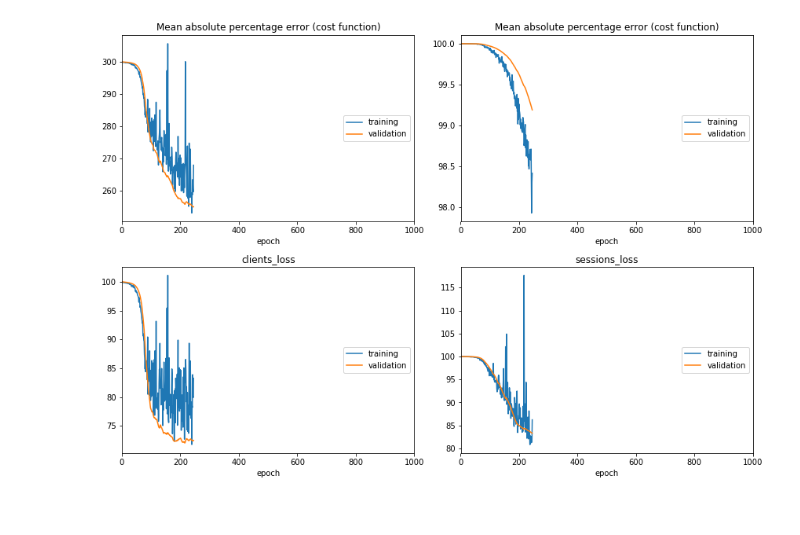
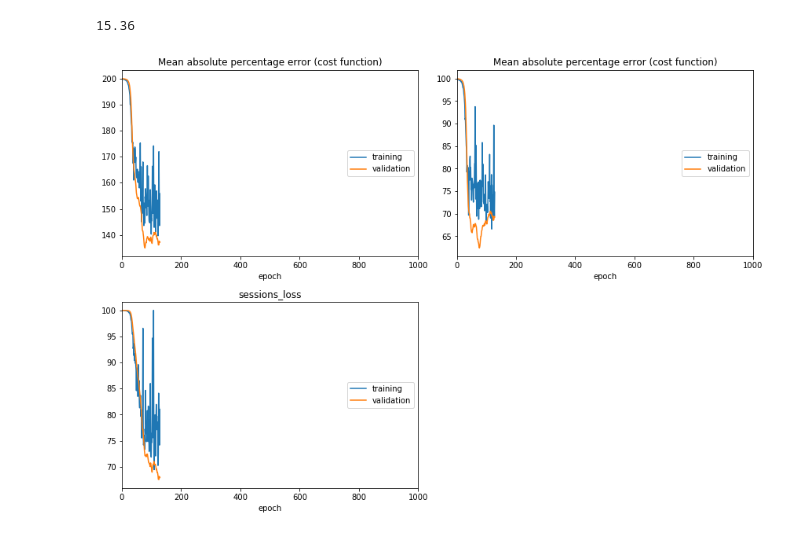
Before and after one commit to chsbacon/open-data-challenge, a Jupyter notebook: src/model_trainer.ipynb, the cells around one changed output. Saved outputs shown, nothing was run; the diff lists cells and outputs as text; code cells hidden in the pictures.

Commit message:
Removed usage data, changed network structure

```diff
--- a/src/model_trainer.ipynb
+++ b/src/model_trainer.ipynb
@@ -88,6 +100,8 @@ day_x = training_data[weekday_labels].values
 date_x = training_data[['Year %']]
 
 usage_y = training_data[usage_labels].values
+#usage_y=np.delete(usage_y, np.s_[1:3], axis=1)
+#usage_y=usage_y/np.average(usage_y)
 clients_y = training_data[['# Clients']].values
 sessions_y = training_data[['# Sessions']].values
 
@@ -95,10 +109,16 @@ validation_data = ([holdout_data[['PRCP','TMAX','TMIN']].values,
                     holdout_data[weekday_labels].values,
                     holdout_data[['Year %']].values],
                    # the next line *should* use val_usage_labels, but it causes loss to explode
-                   [holdout_data[usage_labels].values,
-                    holdout_data[['# Clients']].values,
+                   [holdout_data[['# Clients']].values,
                     holdout_data[['# Sessions']].values])
+np.set_printoptions(threshold=np.inf)
+
+np.amin(usage_y)
+# %% [output]
+15.36
 # %%
+clear_session()
+
 epochs = 1000
 reg = None # l1_l2(0.01,0.02)
 
@@ -108,21 +128,21 @@ weather_layers = \
   [Input((3,), name='weather')] \
 + [Dense(10, activation='relu',kernel_regularizer=reg)] \
 + [Dropout(0.5)] \
-+ [Dense(10, activation='relu',kernel_regularizer=reg)] \
++ [Dense(20, activation='relu',kernel_regularizer=reg)] \
 + [Dropout(0.5)] \
-+ [Dense(5, activation='relu',kernel_regularizer=reg)] \
++ [Dense(20, activation='relu',kernel_regularizer=reg)] \
 + [Dropout(0.5)] \
-+ [Dense(4, activation='relu',kernel_regularizer=reg)]
++ [Dense(10, activation='relu',kernel_regularizer=reg)]
 
 weather_out = stack_layers(weather_layers)
 
 day_layers = \
   [Input((7,), name='day')] \
-+ [Dense(10, activation='relu',kernel_regularizer=reg)] \
++ [Dense(15, activation='relu',kernel_regularizer=reg)] \
 + [Dropout(0.5)] \
-+ [Dense(10, activation='relu',kernel_regularizer=reg)] \
++ [Dense(25, activation='relu',kernel_regularizer=reg)] \
 + [Dropout(0.5)] \
-+ [Dense(10, activation='relu',kernel_regularizer=reg)] \
++ [Dense(12, activation='relu',kernel_regularizer=reg)] \
 + [Dropout(0.5)] \
 + [Dense(5, activation='relu',kernel_regularizer=reg)]
 
@@ -132,9 +152,11 @@ date_layers = \
   [Input((1,), name='date')] \
 + [Dense(10, activation='relu',kernel_regularizer=reg)] \
 + [Dropout(0.5)] \
-+ [Dense(10, activation='relu',kernel_regularizer=reg)] \
++ [Dense(20, activation='relu',kernel_regularizer=reg)] \
 + [Dropout(0.5)] \
-+ [Dense(10, activation='relu',kernel_regularizer=reg)] \
++ [Dense(50, activation='relu',kernel_regularizer=reg)] \
++ [Dropout(0.5)] \
++ [Dense(15, activation='relu',kernel_regularizer=reg)] \
 + [Dropout(0.5)] \
 + [Dense(5, activation='relu',kernel_regularizer=reg)]
 
@@ -142,65 +164,75 @@ date_out = stack_layers(date_layers)
 
 main_layers = \
   [concatenate([weather_out, day_out, date_out])] \
-+ [Dense(20, activation='relu',kernel_regularizer=reg)] \
++ [Dense(50, activation='relu',kernel_regularizer=reg)] \
 + [Dropout(0.5)] \
-+ [Dense(20, activation='relu',kernel_regularizer=reg)] \
++ [Dense(100, activation='relu',kernel_regularizer=reg)] \
 + [Dropout(0.5)] \
-+ [Dense(20, activation='relu',kernel_regularizer=reg)] \
++ [Dense(100, activation='relu',kernel_regularizer=reg)] \
++ [Dropout(0.5)] \
++ [Dense(50, activation='relu',kernel_regularizer=reg)] \
 + [Dropout(0.5)]
 
 main_out = stack_layers(main_layers)
 
+"""
 usage_layers = \
   [main_out] \
-+ [Dense(15, activation='relu',kernel_regularizer=reg)] \
++ [Dense(80, activation='relu',kernel_regularizer=reg)] \
++ [Dropout(0.5)] \
++ [Dense(40, activation='relu',kernel_regularizer=reg)] \
++ [Dropout(0.5)] \
++ [Dense(20, activation='relu',kernel_regularizer=reg)] \
 + [Dropout(0.5)] \
 + [Dense(10, activation='relu',kernel_regularizer=reg)] \
 + [Dropout(0.5)] \
-+ [Dense(10, activation='relu',kernel_regularizer=reg)] \
++ [Dense(7, activation='relu',kernel_regularizer=reg)] \
 + [Dropout(0.5)] \
-+ [Dense(6, activation='relu',kernel_regularizer=reg, name='usage')]
++ [Dense(4, activation='relu',kernel_regularizer=reg, name='usage')]
 
 usage_out=stack_layers(usage_layers)
+"""
 
 clients_layers = \
   [main_out] \
-+ [Dense(15, activation='relu',kernel_regularizer=reg)] \
++ [Dense(30, activation='relu',kernel_regularizer=reg)] \
 + [Dropout(0.5)] \
-+ [Dense(10, activation='relu',kernel_regularizer=reg)] \
++ [Dense(20, activation='relu',kernel_regularizer=reg)] \
 + [Dropout(0.5)] \
-+ [Dense(10, activation='relu',kernel_regularizer=reg)] \
++ [Dense(5, activation='relu',kernel_regularizer=reg)] \
 + [Dropout(0.5)] \
 + [Dense(1, activation='relu',kernel_regularizer=reg, name='clients')]
 
 clients_out = stack_layers(clients_layers)
 
 sessions_layers = \
   [main_out] \
-+ [Dense(15, activation='relu',kernel_regularizer=reg)] \
++ [Dense(30, activation='relu',kernel_regularizer=reg)] \
 + [Dropout(0.5)] \
-+ [Dense(10, activation='relu',kernel_regularizer=reg)] \
++ [Dense(30, activation='relu',kernel_regularizer=reg)] \
 + [Dropout(0.5)] \
-+ [Dense(10, activation='relu',kernel_regularizer=reg)] \
++ [Dense(20, activation='relu',kernel_regularizer=reg)] \
++ [Dropout(0.5)] \
++ [Dense(5, activation='relu',kernel_regularizer=reg)] \
 + [Dropout(0.5)] \
 + [Dense(1, activation='relu',kernel_regularizer=reg, name='sessions')]
 
 sessions_out = stack_layers(sessions_layers)
 
-model = Model(inputs=[weather_layers[0], day_layers[0], date_layers[0]], outputs=[usage_out,clients_out,sessions_out])
+model = Model(inputs=[weather_layers[0], day_layers[0], date_layers[0]], outputs=[clients_out,sessions_out])
 model.compile(loss='mean_absolute_percentage_error',
               optimizer=Adam(0.0001))
 
 model.summary()
 
 early_stopping = EarlyStopping(patience=50, verbose=1)
-history = model.fit([weather_x,day_x,date_x], [usage_y,clients_y,sessions_y],
+history = model.fit(x=[weather_x,day_x,date_x], y=[clients_y,sessions_y],
                     epochs=epochs,
                     verbose=1,
                     validation_data=validation_data,
                     callbacks=[early_stopping, PlotLossesKeras()],
                     batch_size=32)
 model_path = join('..','models','model.h5')
 model.save(model_path)
 # %% [output]
-[figure, old version]
+[figure, new version]
```
Also changed, not shown: parts of 5 cells of this notebook, 1 other file.
